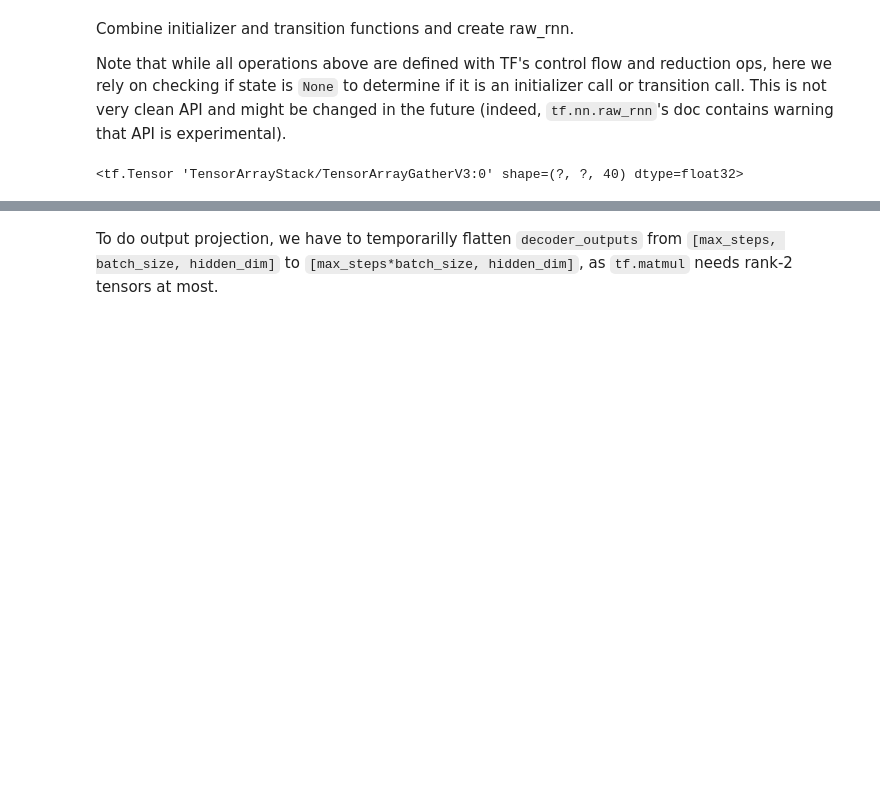
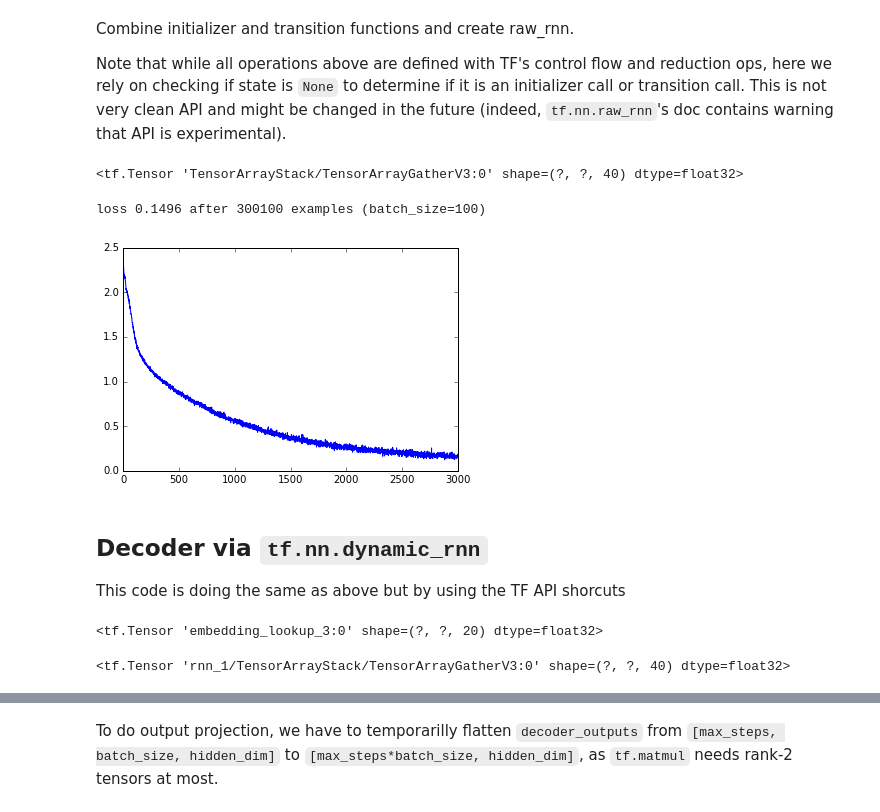
Before and after one commit to remidomingues/time-series-anomaly-detection, a Jupyter notebook: 2-seq2seq-advanced.ipynb, the cells around one changed output, grey strips where cells are left out. Saved outputs shown, nothing was run; the diff lists cells and outputs as text; code cells hidden in the pictures; blank space fills up the shorter version.

Commit message:
Implement decoder with tf.nn.dynamic_rnn
Shorter code, keep the old one for comparison

```diff
--- a/2-seq2seq-advanced.ipynb
+++ b/2-seq2seq-advanced.ipynb
@@ -347,3 +343,27 @@ decoder_outputs = decoder_outputs_ta.stack()
 decoder_outputs
 # %% [output]
 <tf.Tensor 'TensorArrayStack/TensorArrayGatherV3:0' shape=(?, ?, 40) dtype=float32>
+# %%
+# Results for this decoder
+# IMPORTANT NOTE: Don't rerun the code and don't remove the output,
+# it is just here for comparison purpose (copy-paste of the below ouputs)
+%matplotlib inline
+import matplotlib.pyplot as plt
+plt.plot(loss_track)
+print('loss {:.4f} after {} examples (batch_size={})'.format(loss_track[-1], len(loss_track)*batch_size, batch_size))
+# %% [output]
+loss 0.1496 after 300100 examples (batch_size=100)
+[figure, added]
+# %% [markdown]
+## Decoder via `tf.nn.dynamic_rnn`
+
+This code is doing the same as above but by using the TF API shorcuts
+# %%
+# +2 additional steps, +1 leading <EOS> token for decoder inputs as for decoder_lengths
+max_length = encoder_max_time + 3
+
+decoder_inputs = tf.ones([max_length, batch_size], dtype=tf.int32)
+decoder_inputs_embedded = tf.nn.embedding_lookup(embeddings, decoder_inputs)
+decoder_inputs_embedded
+# %% [output]
+<tf.Tensor 'embedding_lookup_3:0' shape=(?, ?, 20) dtype=float32>
@@ -349,0 +380,4 @@ decoder_outputs
+# %%
+decoder_outputs
+# %% [output]
+<tf.Tensor 'rnn_1/TensorArrayStack/TensorArrayGatherV3:0' shape=(?, ?, 40) dtype=float32>
```
Also changed, not shown: parts of 23 cells of this notebook.
